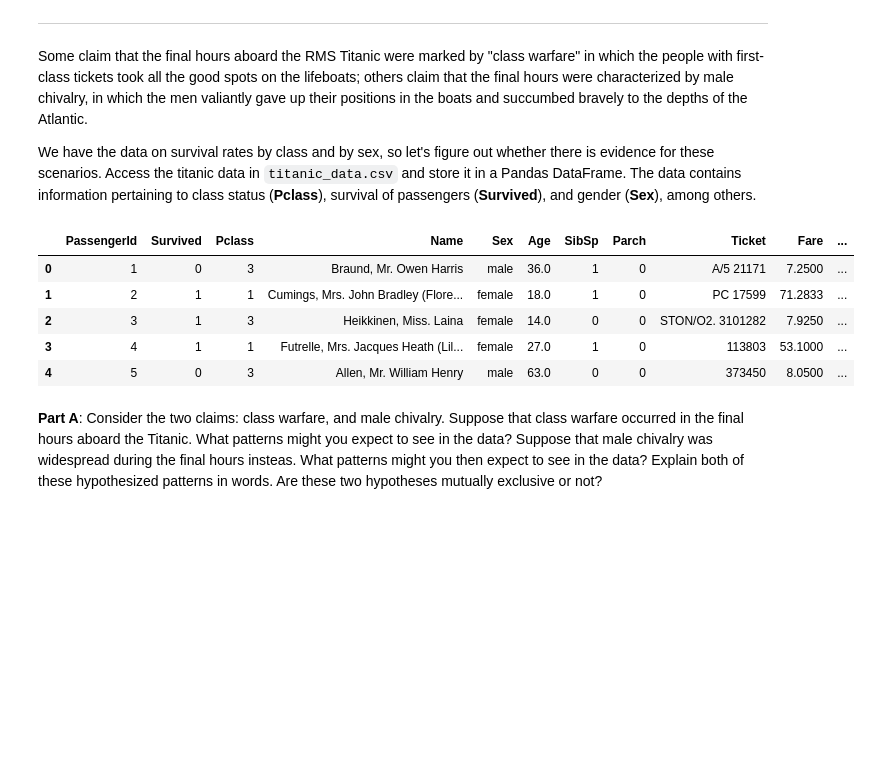
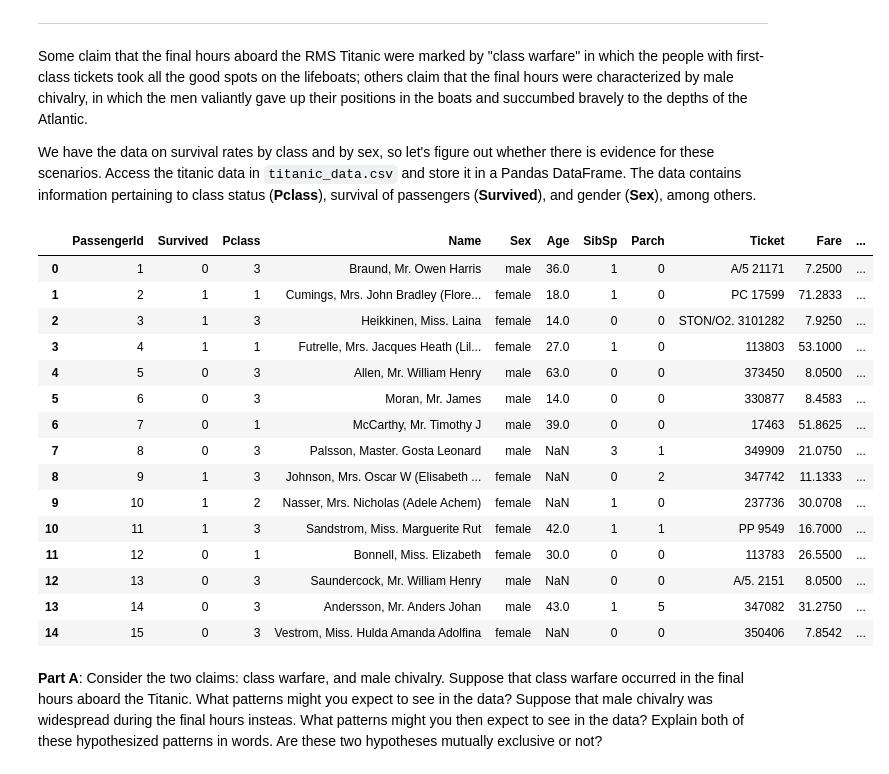
Before and after one commit to jotk/DataScienceClass, a Jupyter notebook: Homework/hmwk01_Kaur_Baljot.ipynb, the cells around one changed output. Cells and saved outputs as stored; diff of their text form; code cells hidden in the pictures; blank space fills up the shorter version.

```diff
--- a/Homework/hmwk01_Kaur_Baljot.ipynb
+++ b/Homework/hmwk01_Kaur_Baljot.ipynb
@@ -99,14 +221,24 @@ Some claim that the final hours aboard the RMS Titanic were marked by "class war
 
 We have the data on survival rates by class and by sex, so let's figure out whether there is evidence for these scenarios. Access the titanic data in `titanic_data.csv` and store it in a Pandas DataFrame. The data contains information pertaining to class status (**Pclass**), survival of passengers (**Survived**), and gender (**Sex**), among others.
 # %%
-df = pd.read_csv("titanic_data.csv")
-df.head()
+df = pd.read_csv("DataHW/titanic_data.csv")
+df.head(15)
 # %% [output]
 |  | PassengerId | Survived | Pclass | Name | Sex | Age | SibSp | Parch | Ticket | Fare | ... |
 | 0 | 1 | 0 | 3 | Braund, Mr. Owen Harris | male | 36.0 | 1 | 0 | A/5 21171 | 7.2500 | ... |
 | 1 | 2 | 1 | 1 | Cumings, Mrs. John Bradley (Flore... | female | 18.0 | 1 | 0 | PC 17599 | 71.2833 | ... |
 | 2 | 3 | 1 | 3 | Heikkinen, Miss. Laina | female | 14.0 | 0 | 0 | STON/O2. 3101282 | 7.9250 | ... |
 | 3 | 4 | 1 | 1 | Futrelle, Mrs. Jacques Heath (Lil... | female | 27.0 | 1 | 0 | 113803 | 53.1000 | ... |
 | 4 | 5 | 0 | 3 | Allen, Mr. William Henry | male | 63.0 | 0 | 0 | 373450 | 8.0500 | ... |
+| 5 | 6 | 0 | 3 | Moran, Mr. James | male | 14.0 | 0 | 0 | 330877 | 8.4583 | ... |
+| 6 | 7 | 0 | 1 | McCarthy, Mr. Timothy J | male | 39.0 | 0 | 0 | 17463 | 51.8625 | ... |
+| 7 | 8 | 0 | 3 | Palsson, Master. Gosta Leonard | male | NaN | 3 | 1 | 349909 | 21.0750 | ... |
+| 8 | 9 | 1 | 3 | Johnson, Mrs. Oscar W (Elisabeth ... | female | NaN | 0 | 2 | 347742 | 11.1333 | ... |
+| 9 | 10 | 1 | 2 | Nasser, Mrs. Nicholas (Adele Achem) | female | NaN | 1 | 0 | 237736 | 30.0708 | ... |
+| 10 | 11 | 1 | 3 | Sandstrom, Miss. Marguerite Rut | female | 42.0 | 1 | 1 | PP 9549 | 16.7000 | ... |
+| 11 | 12 | 0 | 1 | Bonnell, Miss. Elizabeth | female | 30.0 | 0 | 0 | 113783 | 26.5500 | ... |
+| 12 | 13 | 0 | 3 | Saundercock, Mr. William Henry | male | NaN | 0 | 0 | A/5. 2151 | 8.0500 | ... |
+| 13 | 14 | 0 | 3 | Andersson, Mr. Anders Johan | male | 43.0 | 1 | 5 | 347082 | 31.2750 | ... |
+| 14 | 15 | 0 | 3 | Vestrom, Miss. Hulda Amanda Adolfina | female | NaN | 0 | 0 | 350406 | 7.8542 | ... |
 # %% [markdown]
 **Part A**: Consider the two claims: class warfare, and male chivalry. Suppose that class warfare occurred in the final hours aboard the Titanic.  What patterns might you expect to see in the data?  Suppose that male chivalry was widespread during the final hours insteas. What patterns might you then expect to see in the data?  Explain both of these hypothesized patterns in words. Are these two hypotheses mutually exclusive or not?
```
Also changed, not shown: parts of 12 cells of this notebook.
